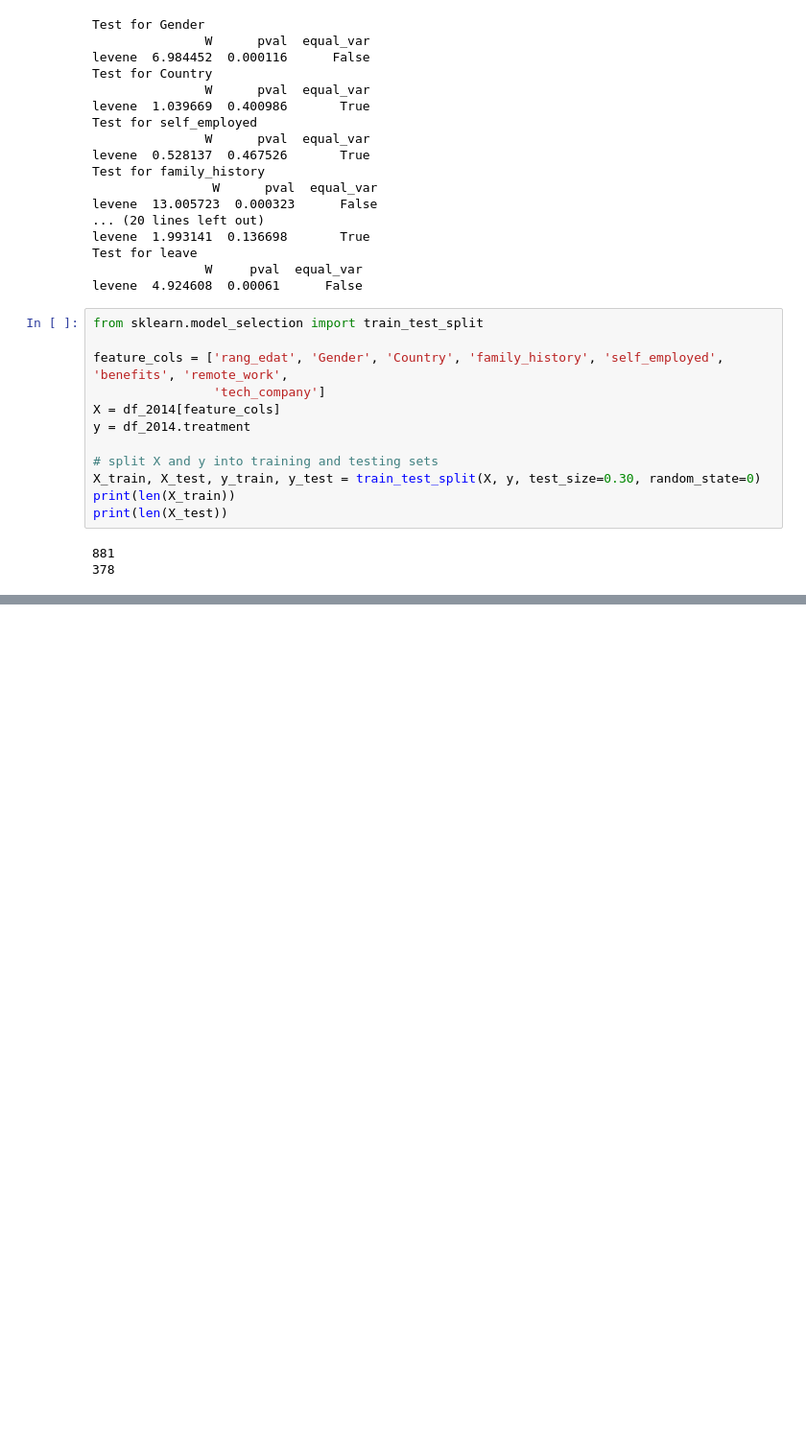
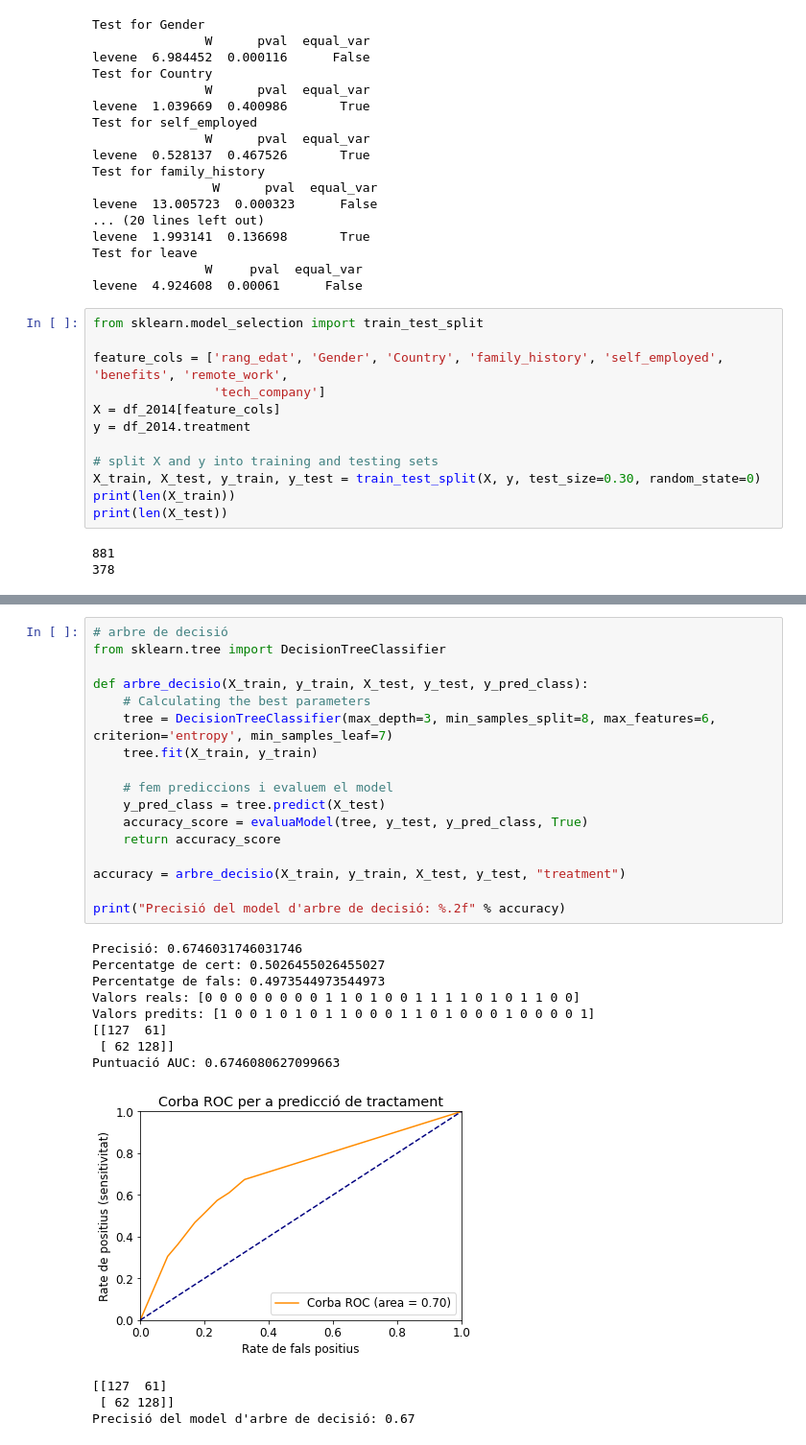
Before and after one commit to yrobla/mental-health-analysys, a Jupyter notebook: yrobla_pra2.ipynb, the cells around one changed output, grey strips where cells are left out. Shown at 96% size. Saved outputs shown, nothing was run; the diff lists cells and outputs as text; blank space fills up the shorter version.

```diff
--- a/yrobla_pra2.ipynb
+++ b/yrobla_pra2.ipynb
@@ -415,3 +419,33 @@ Puntuació AUC: 0.6722844344904816
 [[138  50]
  [ 74 116]]
 Precisió del model de regressió logística: 0.67
+# %%
+# arbre de decisió
+from sklearn.tree import DecisionTreeClassifier
+
+def arbre_decisio(X_train, y_train, X_test, y_test, y_pred_class):
+    # Calculating the best parameters
+    tree = DecisionTreeClassifier(max_depth=3, min_samples_split=8, max_features=6, criterion='entropy', min_samples_leaf=7)
+    tree.fit(X_train, y_train)
+
+    # fem prediccions i evaluem el model
+    y_pred_class = tree.predict(X_test)
+    accuracy_score = evaluaModel(tree, y_test, y_pred_class, True)
+    return accuracy_score
+
+accuracy = arbre_decisio(X_train, y_train, X_test, y_test, "treatment")
+
+print("Precisió del model d'arbre de decisió: %.2f" % accuracy)
+# %% [output]
+Precisió: 0.6746031746031746
+Percentatge de cert: 0.5026455026455027
+Percentatge de fals: 0.4973544973544973
+Valors reals: [0 0 0 0 0 0 0 0 1 1 0 1 0 0 1 1 1 1 0 1 0 1 1 0 0]
+Valors predits: [1 0 0 1 0 1 0 1 1 0 0 0 1 1 0 1 0 0 0 1 0 0 0 0 1]
+[[127  61]
+ [ 62 128]]
+Puntuació AUC: 0.6746080627099663
+[figure, added]
+[[127  61]
+ [ 62 128]]
+Precisió del model d'arbre de decisió: 0.67
```
Also changed, not shown: parts of 10 cells of this notebook.
